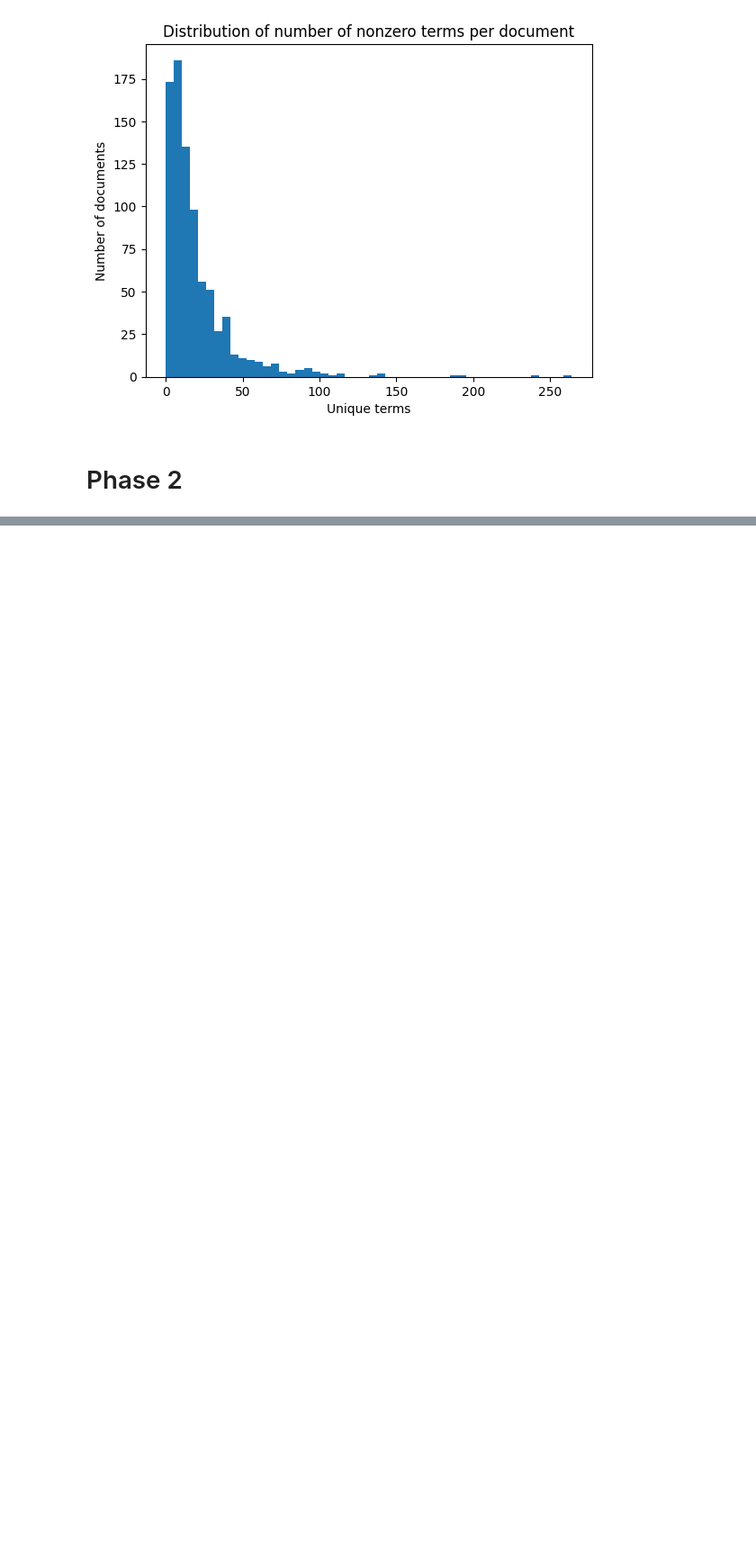
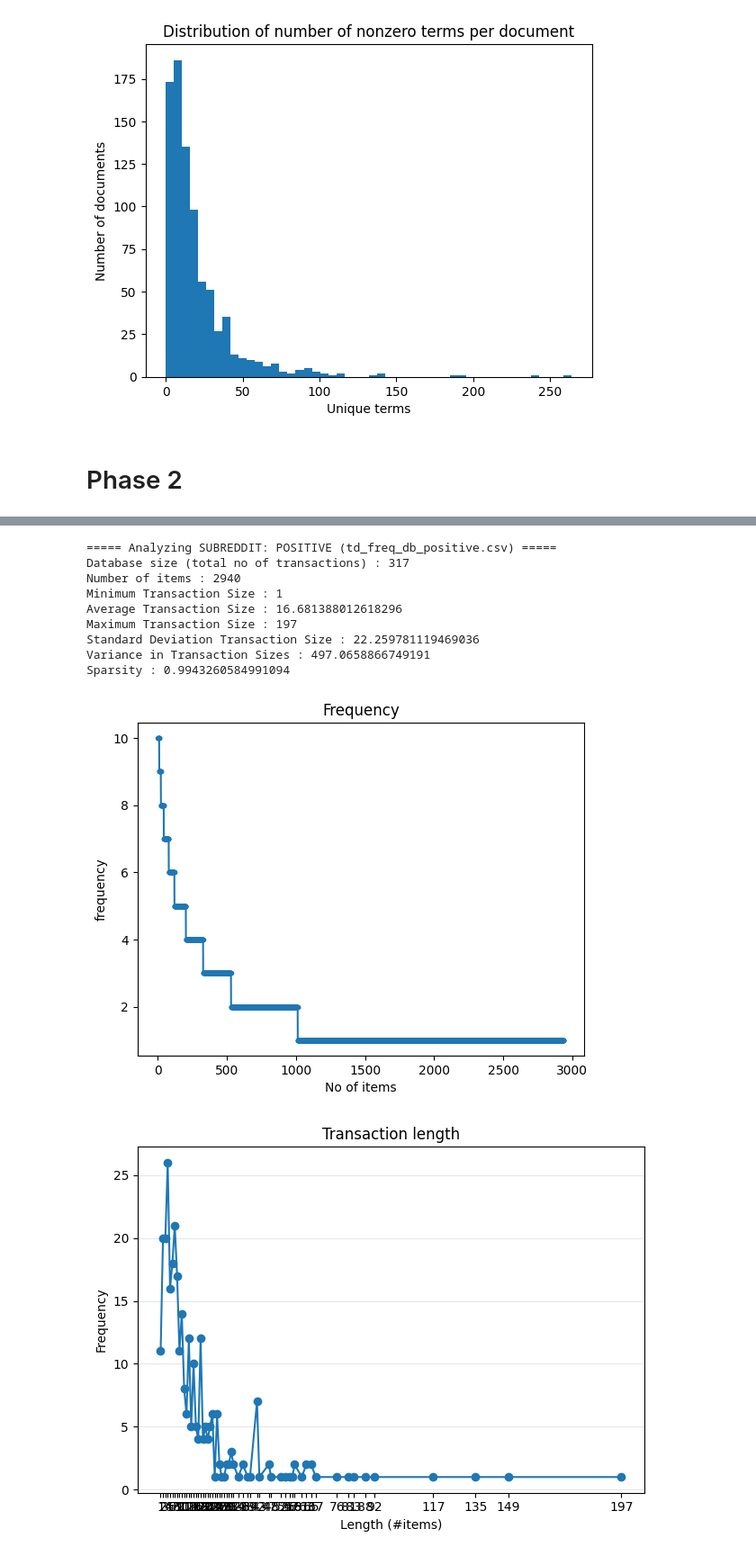
Before and after one commit to Teepawin/DM2025-Lab1-Exercise, a Jupyter notebook: DM2025-Lab1-Homework.ipynb, the cells around one changed output, grey strips where cells are left out. Shown at 90% size. Saved outputs shown, nothing was run; the diff lists cells and outputs as text; code cells hidden in the pictures; blank space fills up the shorter version.

```diff
--- a/DM2025-Lab1-Homework.ipynb
+++ b/DM2025-Lab1-Homework.ipynb
@@ -313,0 +427,35 @@ fig.update_layout(
+# %%
+from PAMI.extras.dbStats import TransactionalDatabase as tds
+
+
+files = [
+    ("positive",        "td_freq_db_positive.csv"),
+    ("negative",           "td_freq_db_negative.csv"),
+    ("neutral",      "td_freq_db_neutral.csv"),
+]
+
+
+for label, filename in files:
+    print(f"\n===== Analyzing SUBREDDIT: {label.upper()} ({filename}) =====")
+
+    # Load the transactional database for this subreddit
+    obj = tds.TransactionalDatabase(filename)
+    obj.run()
+
+    # Print dataset statistics
+    obj.printStats()
+
+    # Plot graphs for visual analysis
+    obj.plotGraphs()
+# %% [output]
+===== Analyzing SUBREDDIT: POSITIVE (td_freq_db_positive.csv) =====
+Database size (total no of transactions) : 317
+Number of items : 2940
+Minimum Transaction Size : 1
+Average Transaction Size : 16.681388012618296
+Maximum Transaction Size : 197
+Standard Deviation Transaction Size : 22.259781119469036
+Variance in Transaction Sizes : 497.0658866749191
+Sparsity : 0.9943260584991094
+[figure, added]
+[figure, added]
```
Also changed, not shown: parts of 26 cells of this notebook, 5 other files.
